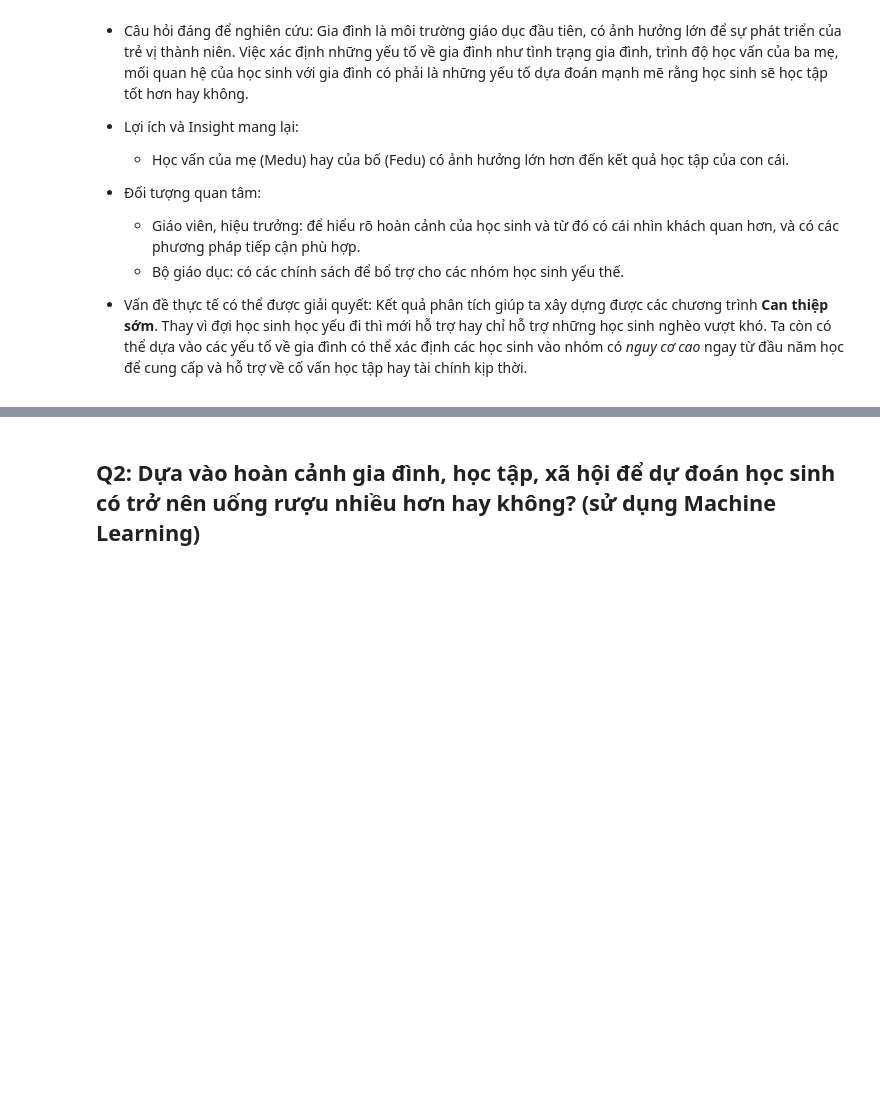
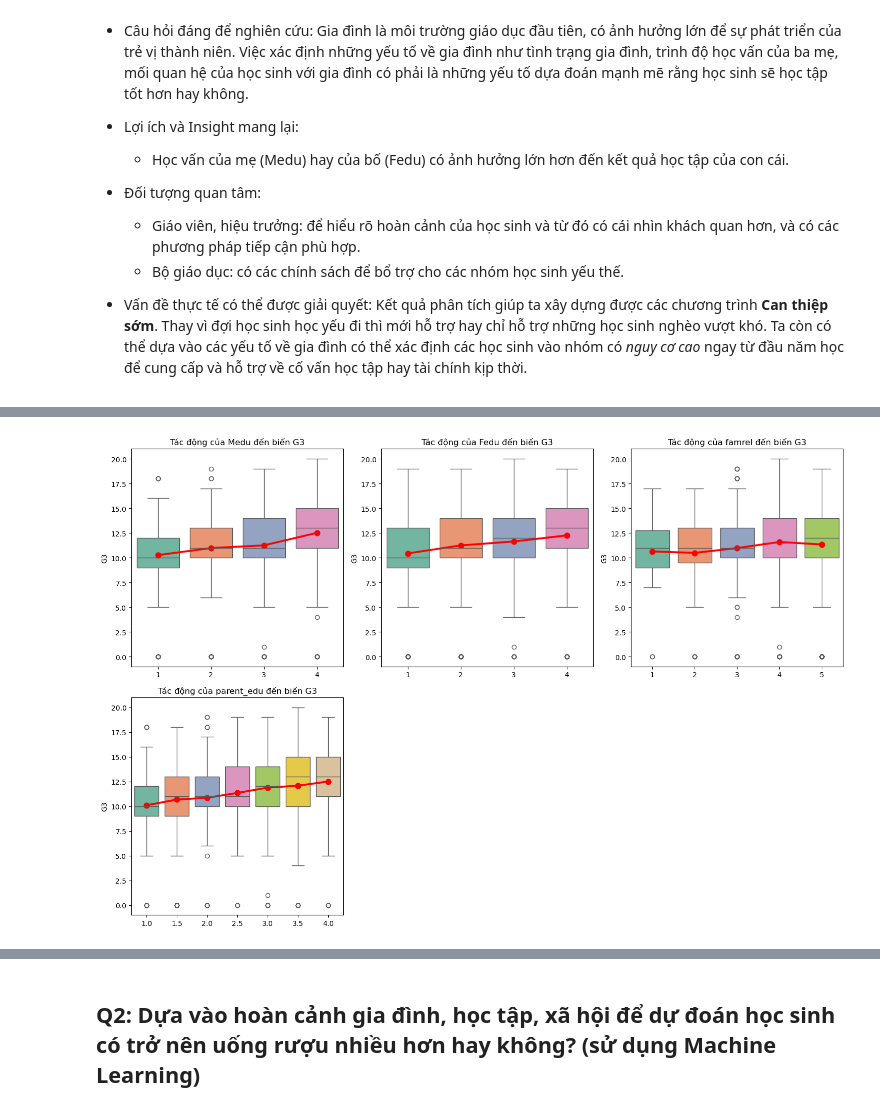
Before and after one commit to nganbee/student_alcohol_consumption_DS, a Jupyter notebook: notebooks/04_questioning.ipynb, the cells around one changed output, grey strips where cells are left out. Cells and saved outputs as stored; diff of their text form; code cells hidden in the pictures; blank space fills up the shorter version.

```diff
--- a/notebooks/04_questioning.ipynb
+++ b/notebooks/04_questioning.ipynb
@@ -54,0 +113,4 @@ df_fam
+# %%
+plot_ordinal_grid(df_fam, ordinal_features)
+# %% [output]
+[figure, added]
```
Also changed, not shown: parts of 11 cells of this notebook.
